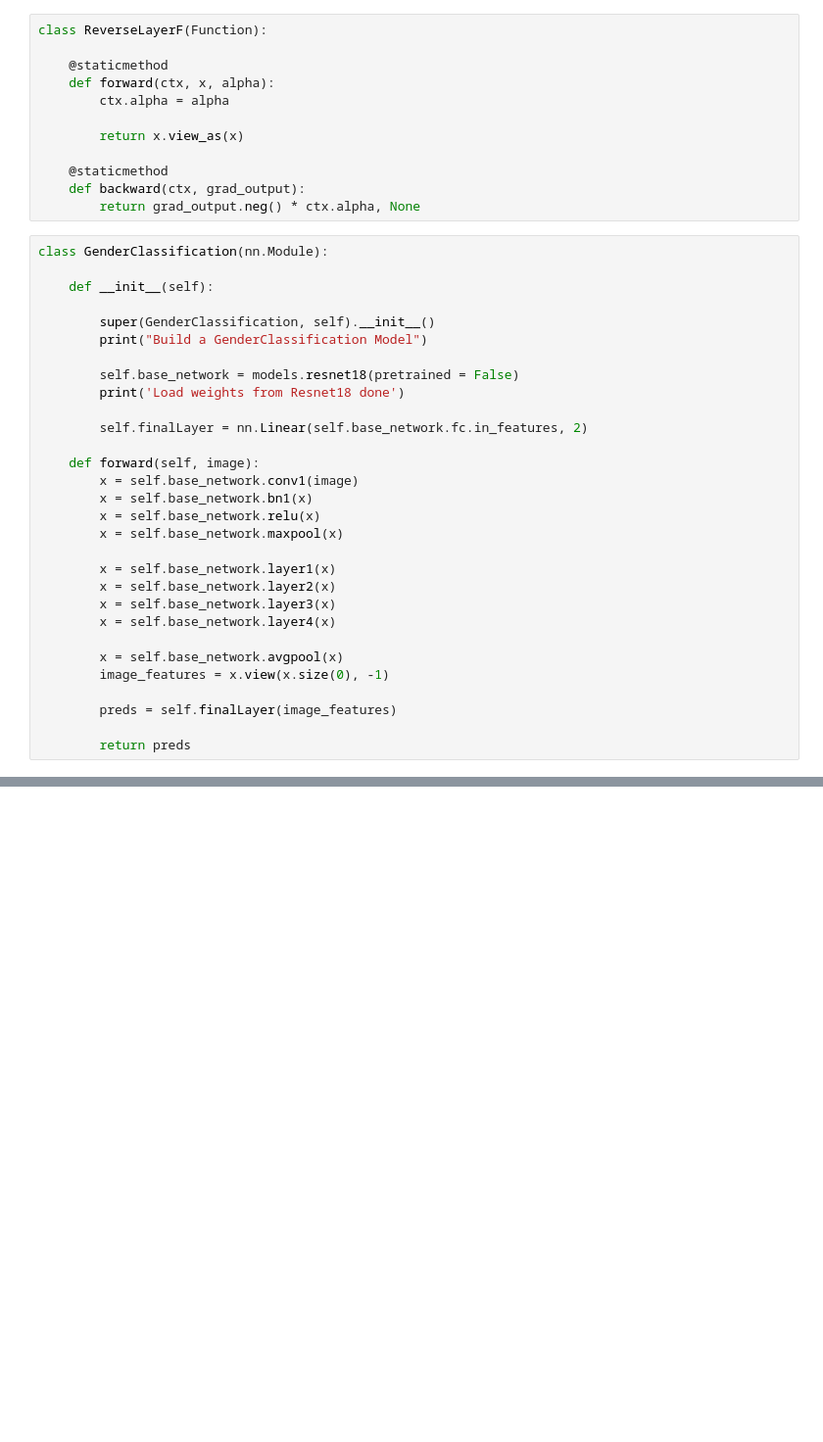
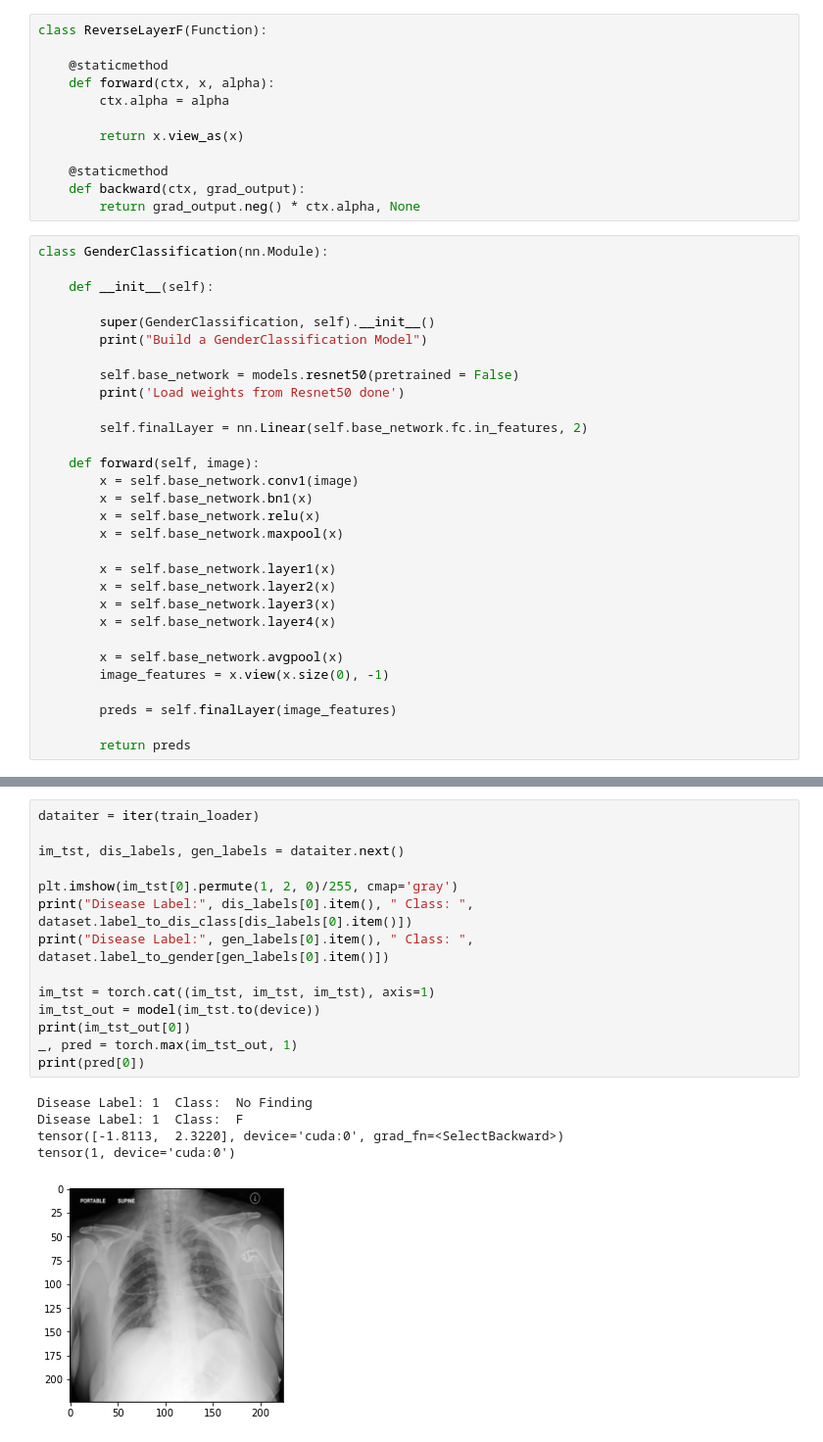
Before and after one commit to Jason-Toskov/Addressing-the-Gender-Bias-in-Medical-Diagnosis-Models-ECE4179, a Jupyter notebook: Train_gender_classifier.ipynb, the cells around one changed output, grey strips where cells are left out. Shown: that part at 98% size. Cells and saved outputs as stored; diff of their text form; blank space fills up the shorter version.

```diff
--- a/Train_gender_classifier.ipynb
+++ b/Train_gender_classifier.ipynb
@@ -128,8 +128,8 @@ class GenderClassification(nn.Module):
         super(GenderClassification, self).__init__()
         print("Build a GenderClassification Model")
 
-        self.base_network = models.resnet18(pretrained = False)
-        print('Load weights from Resnet18 done')
+        self.base_network = models.resnet50(pretrained = False)
+        print('Load weights from Resnet50 done')
 
         self.finalLayer = nn.Linear(self.base_network.fc.in_features, 2)
 
@@ -209,0 +213,20 @@ plt.show()
+# %%
+dataiter = iter(train_loader)
+
+im_tst, dis_labels, gen_labels = dataiter.next()
+
+plt.imshow(im_tst[0].permute(1, 2, 0)/255, cmap='gray')
+print("Disease Label:", dis_labels[0].item(), " Class: ", dataset.label_to_dis_class[dis_labels[0].item()])
+print("Disease Label:", gen_labels[0].item(), " Class: ", dataset.label_to_gender[gen_labels[0].item()])
+
+im_tst = torch.cat((im_tst, im_tst, im_tst), axis=1)
+im_tst_out = model(im_tst.to(device))
+print(im_tst_out[0])
+_, pred = torch.max(im_tst_out, 1)
+print(pred[0])
+# %% [output]
+Disease Label: 1  Class:  No Finding
+Disease Label: 1  Class:  F
+tensor([-1.8113,  2.3220], device='cuda:0', grad_fn=<SelectBackward>)
+tensor(1, device='cuda:0')
+[figure, added]
```
Also changed, not shown: parts of 5 cells of this notebook, 4 other files.
